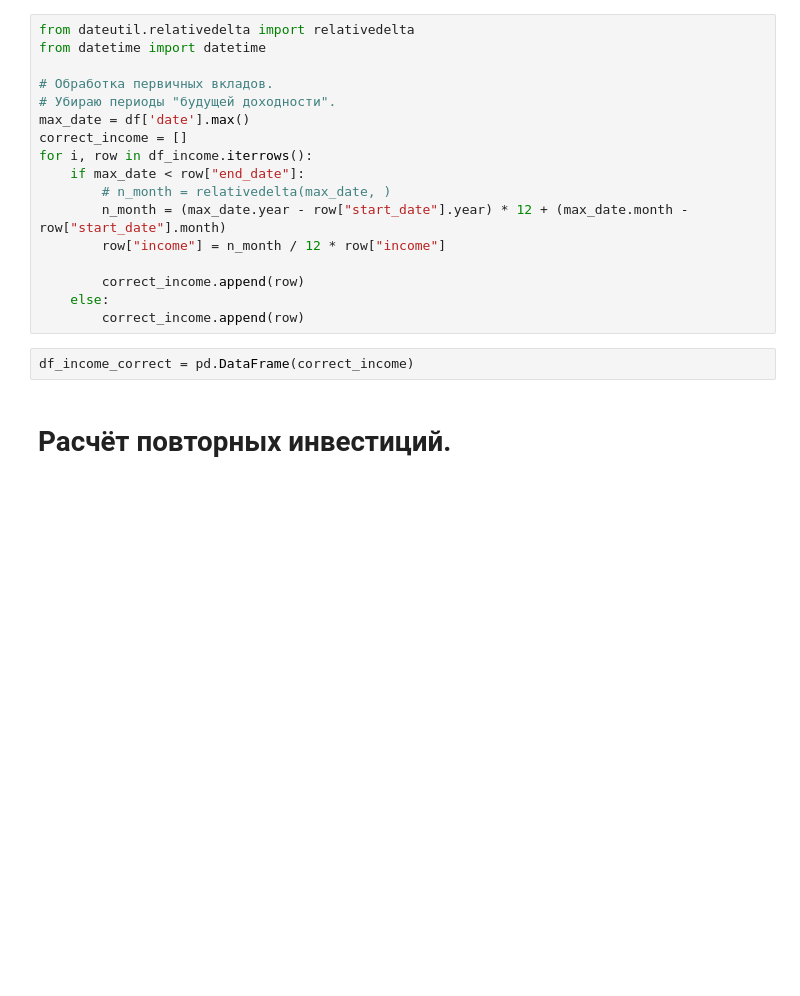
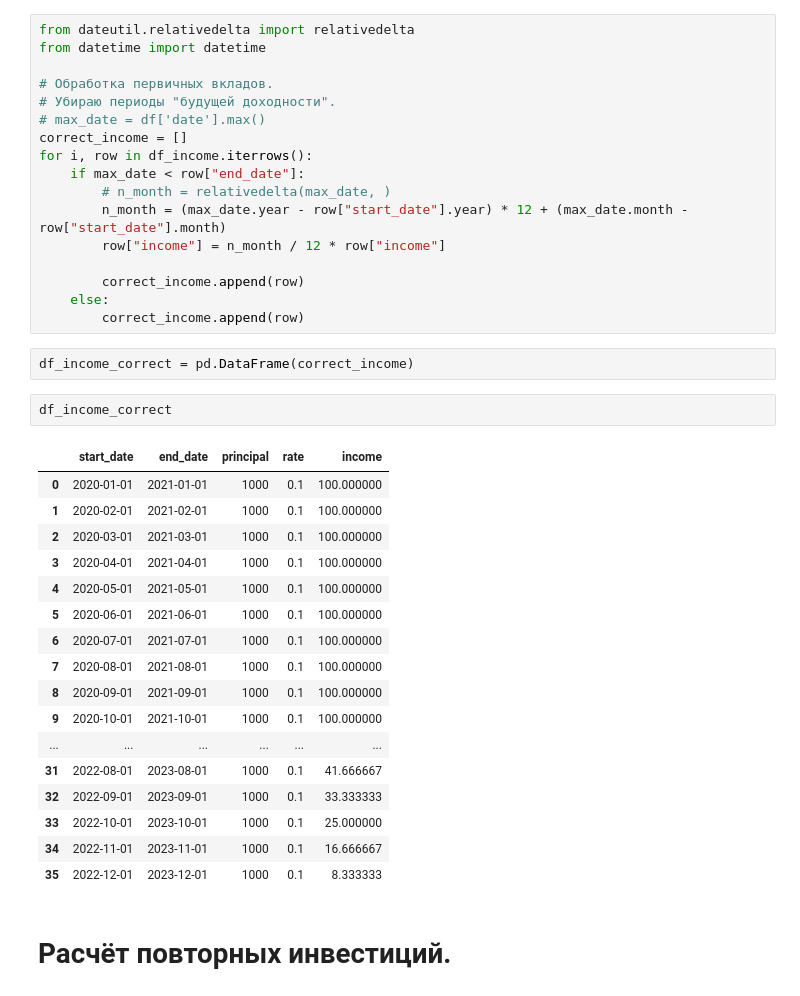
Before and after one commit to BelieveIN123/search_anomaly_Bitcoin, a Jupyter notebook: notebooks/1.1-aka-project_percent_income.ipynb, the cells around one changed output. Saved outputs shown, nothing was run; the diff lists cells and outputs as text; blank space fills up the shorter version.

```diff
--- a/notebooks/1.1-aka-project_percent_income.ipynb
+++ b/notebooks/1.1-aka-project_percent_income.ipynb
@@ -86,7 +86,7 @@ from datetime import datetime
 
 # Обработка первичных вкладов.
 # Убираю периоды "будущей доходности".
-max_date = df['date'].max()
+# max_date = df['date'].max()
 correct_income = []
 for i, row in df_income.iterrows():
     if max_date < row["end_date"]:
@@ -99,6 +99,26 @@ for i, row in df_income.iterrows():
         correct_income.append(row)
 # %%
 df_income_correct = pd.DataFrame(correct_income)
+# %%
+df_income_correct
+# %% [output]
+|  | start_date | end_date | principal | rate | income |
+| 0 | 2020-01-01 | 2021-01-01 | 1000 | 0.1 | 100.000000 |
+| 1 | 2020-02-01 | 2021-02-01 | 1000 | 0.1 | 100.000000 |
+| 2 | 2020-03-01 | 2021-03-01 | 1000 | 0.1 | 100.000000 |
+| 3 | 2020-04-01 | 2021-04-01 | 1000 | 0.1 | 100.000000 |
+| 4 | 2020-05-01 | 2021-05-01 | 1000 | 0.1 | 100.000000 |
+| 5 | 2020-06-01 | 2021-06-01 | 1000 | 0.1 | 100.000000 |
+| 6 | 2020-07-01 | 2021-07-01 | 1000 | 0.1 | 100.000000 |
+| 7 | 2020-08-01 | 2021-08-01 | 1000 | 0.1 | 100.000000 |
+| 8 | 2020-09-01 | 2021-09-01 | 1000 | 0.1 | 100.000000 |
+| 9 | 2020-10-01 | 2021-10-01 | 1000 | 0.1 | 100.000000 |
+| ... | ... | ... | ... | ... | ... |
+| 31 | 2022-08-01 | 2023-08-01 | 1000 | 0.1 | 41.666667 |
+| 32 | 2022-09-01 | 2023-09-01 | 1000 | 0.1 | 33.333333 |
+| 33 | 2022-10-01 | 2023-10-01 | 1000 | 0.1 | 25.000000 |
+| 34 | 2022-11-01 | 2023-11-01 | 1000 | 0.1 | 16.666667 |
+| 35 | 2022-12-01 | 2023-12-01 | 1000 | 0.1 | 8.333333 |
 # %% [markdown]
 # Расчёт повторных инвестиций.
 # %%
```
Also changed, not shown: parts of 7 cells of this notebook.
